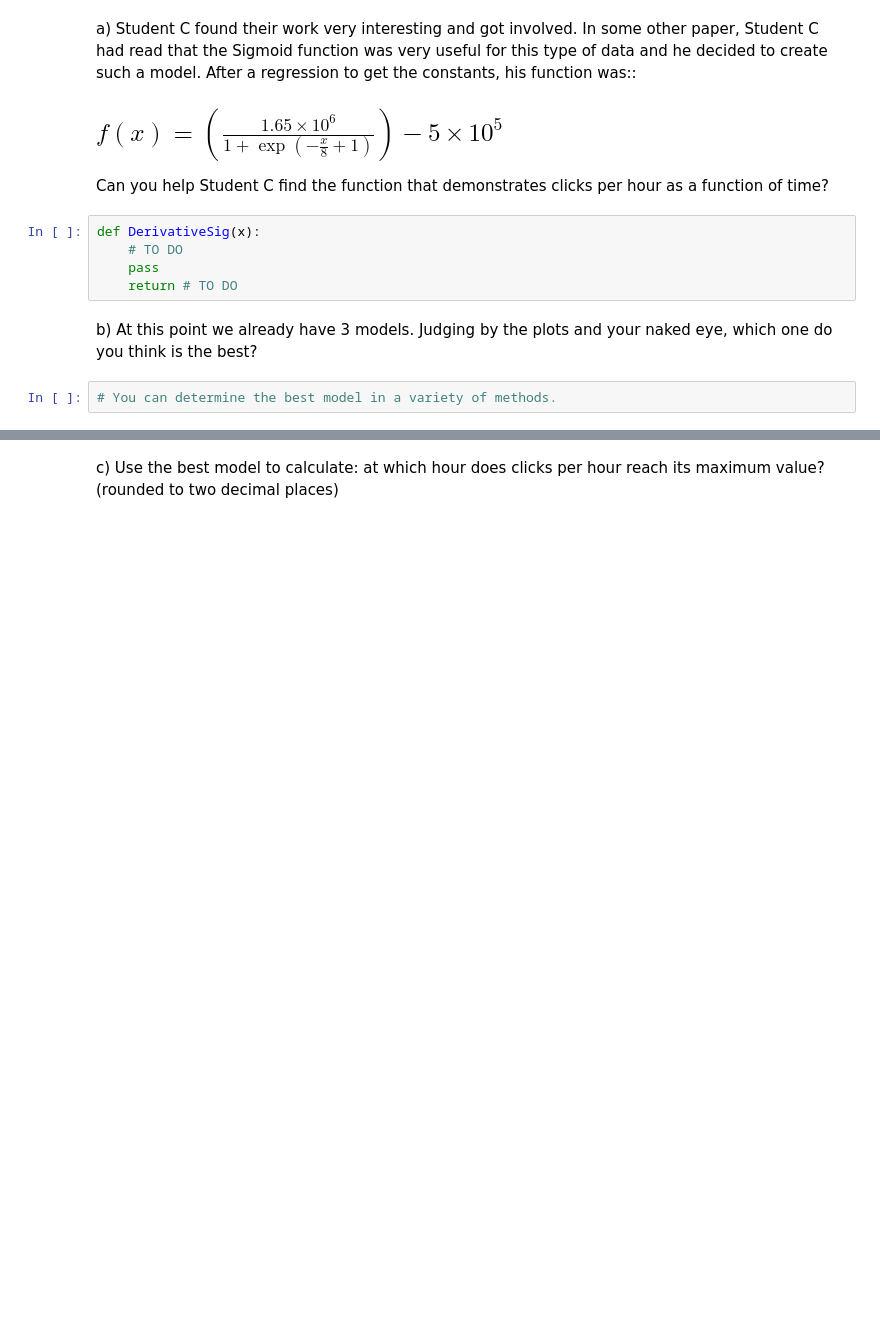
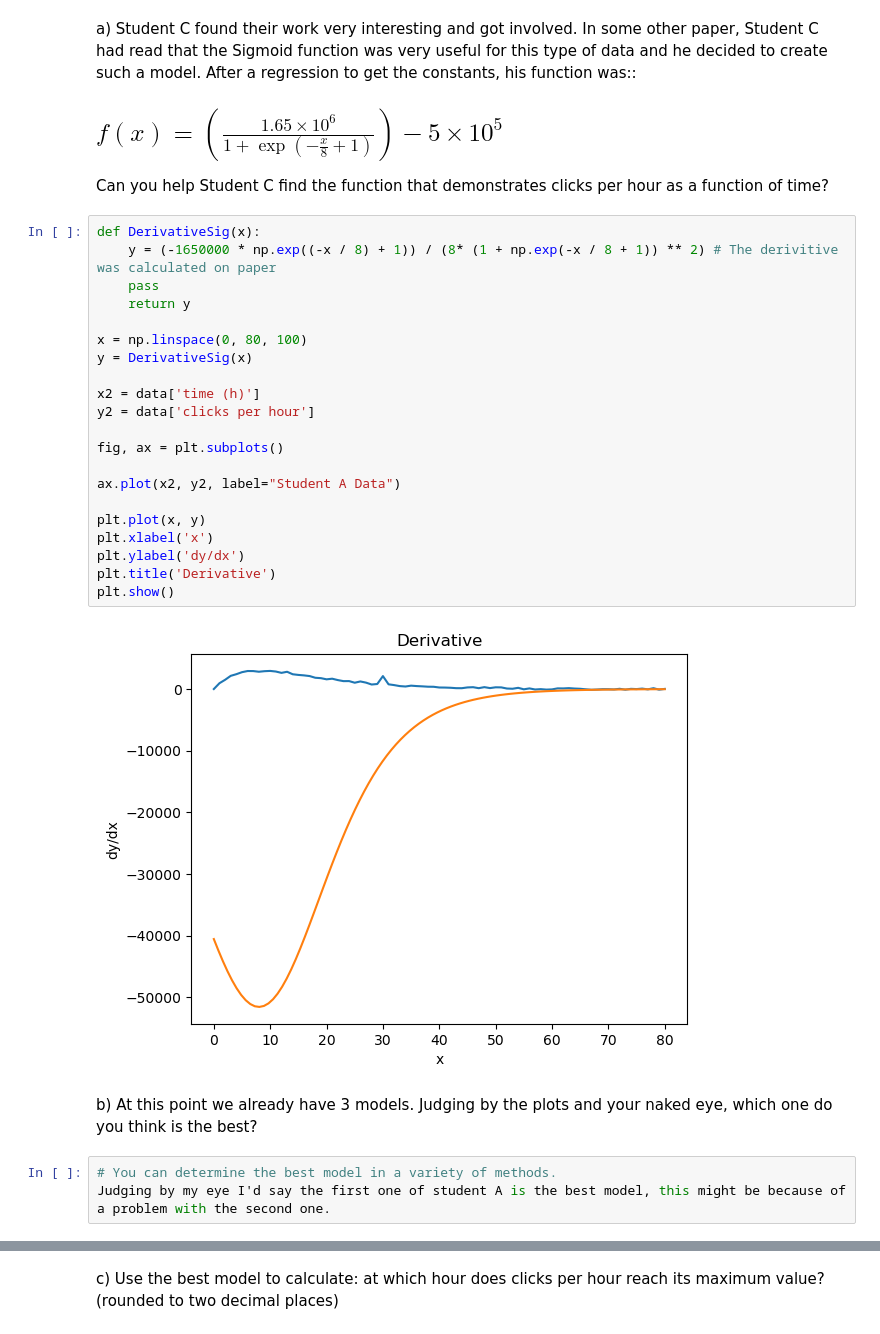
Before and after one commit to merijnvervoorn/computational-thinking-week-individual-15136191, a Jupyter notebook: challenge_calculus/Review_Calculus.ipynb, the cells around one changed output, grey strips where cells are left out. Saved outputs shown, nothing was run; the diff lists cells and outputs as text; blank space fills up the shorter version.

Commit message:
first try at fixing mistake

```diff
--- a/challenge_calculus/Review_Calculus.ipynb
+++ b/challenge_calculus/Review_Calculus.ipynb
@@ -211,13 +211,32 @@ a) Student C found their work very interesting and got involved. In some other p
 Can you help Student C find the function that demonstrates clicks per hour as a function of time?
 # %%
 def DerivativeSig(x):
-    # TO DO
+    y = (-1650000 * np.exp((-x / 8) + 1)) / (8* (1 + np.exp(-x / 8 + 1)) ** 2) # The derivitive was calculated on paper
     pass
-    return # TO DO
+    return y
+
+x = np.linspace(0, 80, 100)
+y = DerivativeSig(x)
+
+x2 = data['time (h)']
+y2 = data['clicks per hour']
+
+fig, ax = plt.subplots()
+
+ax.plot(x2, y2, label="Student A Data")
+
+plt.plot(x, y)
+plt.xlabel('x')
+plt.ylabel('dy/dx')
+plt.title('Derivative')
+plt.show()
+# %% [output]
+[figure, added]
 # %% [markdown]
 b) At this point we already have 3 models. Judging by the plots and your naked eye, which one do you think is the best?
 # %%
 # You can determine the best model in a variety of methods.
+Judging by my eye I'd say the first one of student A is the best model, this might be because of a problem with the second one.
 # %%
 # Then fill in the final result here, or define the best model as a function of the same name
 
```
Also changed, not shown: parts of 2 cells of this notebook, 1 other file.
